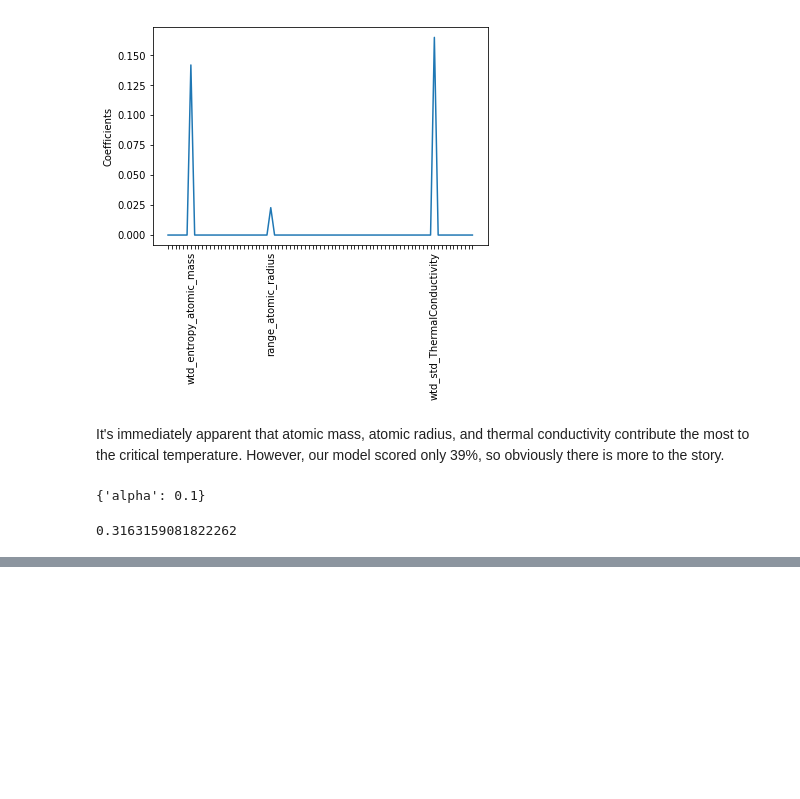
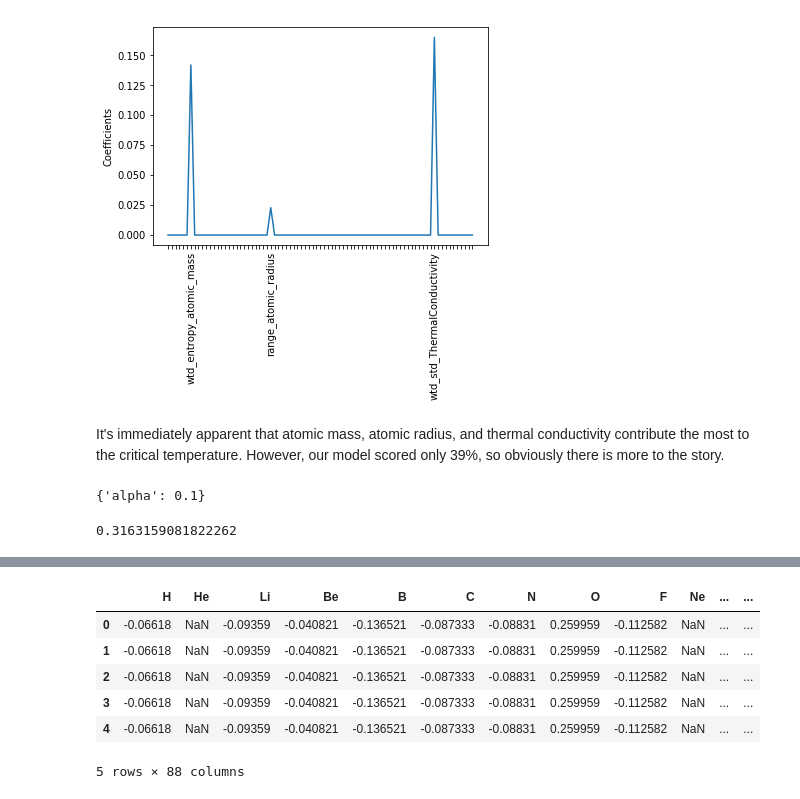
Before and after one commit to djconnolly27/DataScienceProject1, a Jupyter notebook: project3/notebook3_firstpass.ipynb, the cells around one changed output, grey strips where cells are left out. Drawn from its saved outputs; the diff is of its cells as text; code cells hidden in the pictures; blank space fills up the shorter version.

```diff
--- a/project3/notebook3_firstpass.ipynb
+++ b/project3/notebook3_firstpass.ipynb
@@ -91,0 +232,17 @@ ValueError: continuous is not supported
+# %%
+def std_chem_cols(df):
+    for col in df.columns:
+        if (col != 'material'):
+            df[col] = (df[col] - df[col].mean())/df[col].std()
+    return df
+# %%
+chems = std_chem_cols(chems)
+chems.head()
+# %% [output]
+|  | H | He | Li | Be | B | C | N | O | F | Ne | ... | ... |
+| 0 | -0.06618 | NaN | -0.09359 | -0.040821 | -0.136521 | -0.087333 | -0.08831 | 0.259959 | -0.112582 | NaN | ... | ... |
+| 1 | -0.06618 | NaN | -0.09359 | -0.040821 | -0.136521 | -0.087333 | -0.08831 | 0.259959 | -0.112582 | NaN | ... | ... |
+| 2 | -0.06618 | NaN | -0.09359 | -0.040821 | -0.136521 | -0.087333 | -0.08831 | 0.259959 | -0.112582 | NaN | ... | ... |
+| 3 | -0.06618 | NaN | -0.09359 | -0.040821 | -0.136521 | -0.087333 | -0.08831 | 0.259959 | -0.112582 | NaN | ... | ... |
+| 4 | -0.06618 | NaN | -0.09359 | -0.040821 | -0.136521 | -0.087333 | -0.08831 | 0.259959 | -0.112582 | NaN | ... | ... |
+5 rows × 88 columns
```
Also changed, not shown: parts of 40 cells of this notebook.
